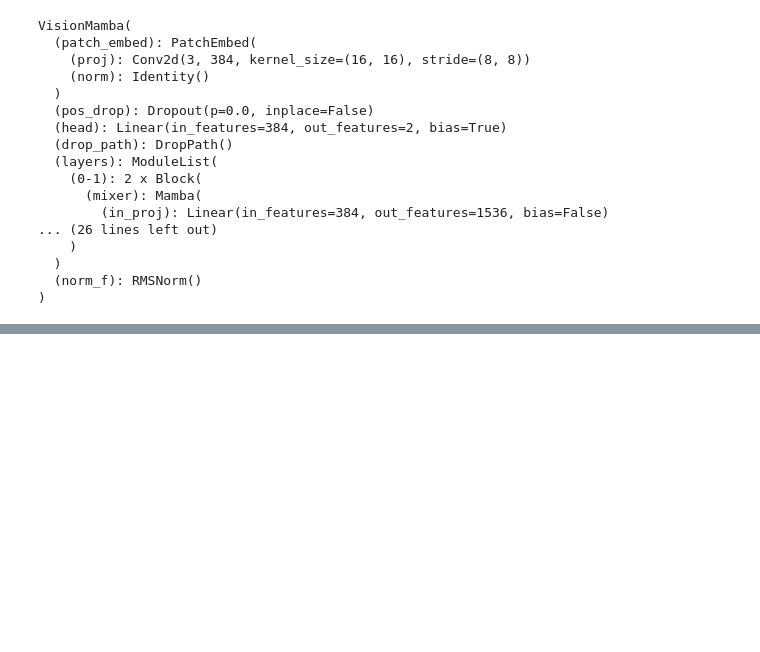
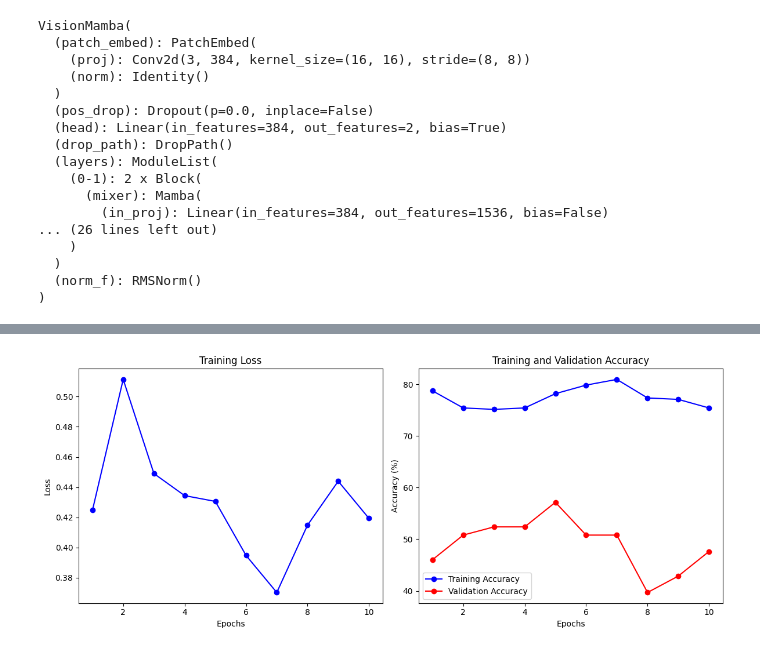
Before and after one commit to eaca89/Vim-Fine-Tuned, a Jupyter notebook: fine-tune.ipynb, the cells around one changed output, grey strips where cells are left out. Saved outputs shown, nothing was run; the diff lists cells and outputs as text; code cells hidden in the pictures; blank space fills up the shorter version.

```diff
--- a/fine-tune.ipynb
+++ b/fine-tune.ipynb
@@ -236,6 +237,11 @@ optimizer = torch.optim.Adam(
 # %%
 def train_model(model, train_loader, validation_loader, criterion, optimizer, num_epochs=10, device='cuda'):
     model.to(device)
+
+    # Lists to store metrics for plotting
+    train_losses = []
+    train_accs = []
+    val_accs = []
 
     for epoch in range(num_epochs):
         model.train()  # Set model to training mode
@@ -266,10 +272,22 @@ def train_model(model, train_loader, validation_loader, criterion, optimizer, nu
         # Validation after every epoch
         val_acc = validate_model(model, validation_loader, device)
 
+        epoch_loss = running_loss / len(train_loader)
+        epoch_acc = 100. * correct / total
+        val_acc = validate_model(model, validation_loader, device)
+
+        # Store metrics
+        train_losses.append(epoch_loss)
+        train_accs.append(epoch_acc)
+        val_accs.append(val_acc)
+
         print(f"Epoch [{epoch+1}/{num_epochs}], Loss: {running_loss/len(train_loader):.4f}, "
               f"Train Accuracy: {100.*correct/total:.2f}%, Validation Accuracy: {val_acc:.2f}%")
 
     print('Finished Training')
+
+    # Plot training curves
+    plot_training_curves(train_losses, train_accs, val_accs)
 
     # Save the trained model's weights
     # torch.save(model.state_dict(), 'vision_mamba_finetuned.pth')
@@ -297,6 +315,32 @@ def validate_model(model, validation_loader, device='cuda'):
     return 100. * correct / total
 
 
+def plot_training_curves(train_losses, train_accs, val_accs):
+    epochs = range(1, len(train_losses) + 1)
+
+    plt.figure(figsize=(12, 5))
+
+    # Plot training loss
+    plt.subplot(1, 2, 1)
+    plt.plot(epochs, train_losses, 'bo-')
+    plt.title('Training Loss')
+    plt.xlabel('Epochs')
+    plt.ylabel('Loss')
+
+    # Plot training and validation accuracy
+    plt.subplot(1, 2, 2)
+    plt.plot(epochs, train_accs, 'bo-', label='Training Accuracy')
+    plt.plot(epochs, val_accs, 'ro-', label='Validation Accuracy')
+    plt.title('Training and Validation Accuracy')
+    plt.xlabel('Epochs')
+    plt.ylabel('Accuracy (%)')
+    plt.legend()
+
+    plt.tight_layout()
+    plt.savefig('training_curves.png')
+    plt.show()
+
+
 # Fine-tune the model
 train_model(model, train_loader, validation_loader,
             criterion, optimizer, num_epochs=10)
@@ -314 +358,2 @@ Epoch [10/10], Loss: 0.4595, Train Accuracy: 74.31%, Validation Accuracy: 63.49%
 Finished Training
+[figure, added]
```
Also changed, not shown: parts of 3 cells of this notebook, 1 other file.
